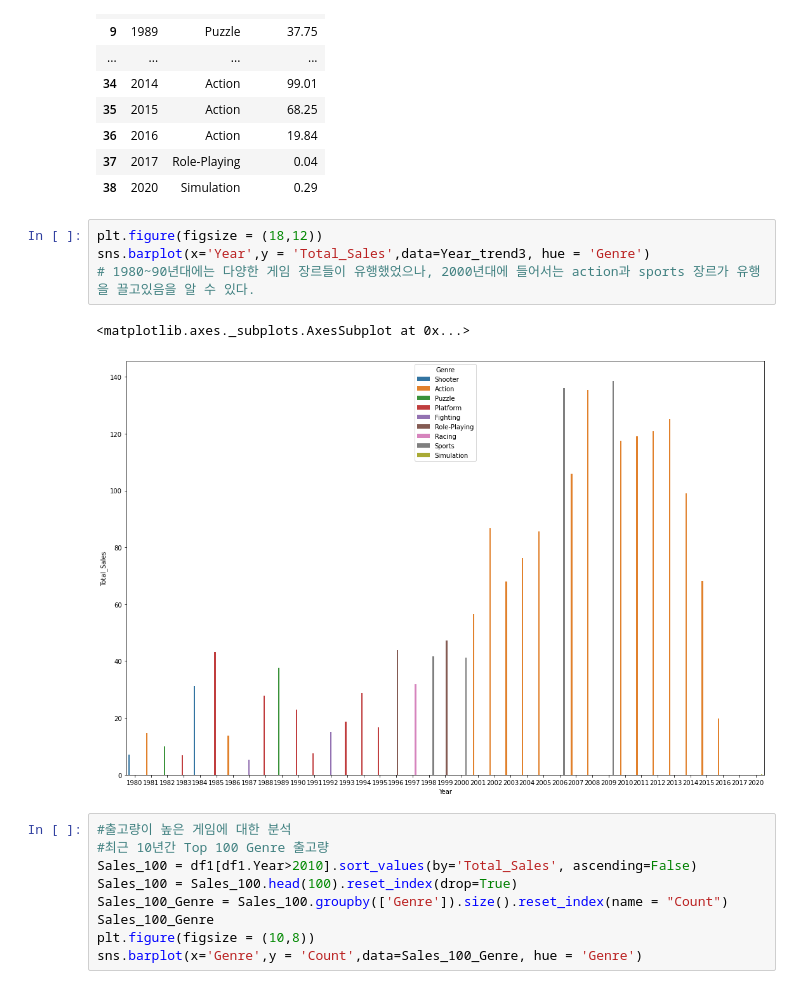
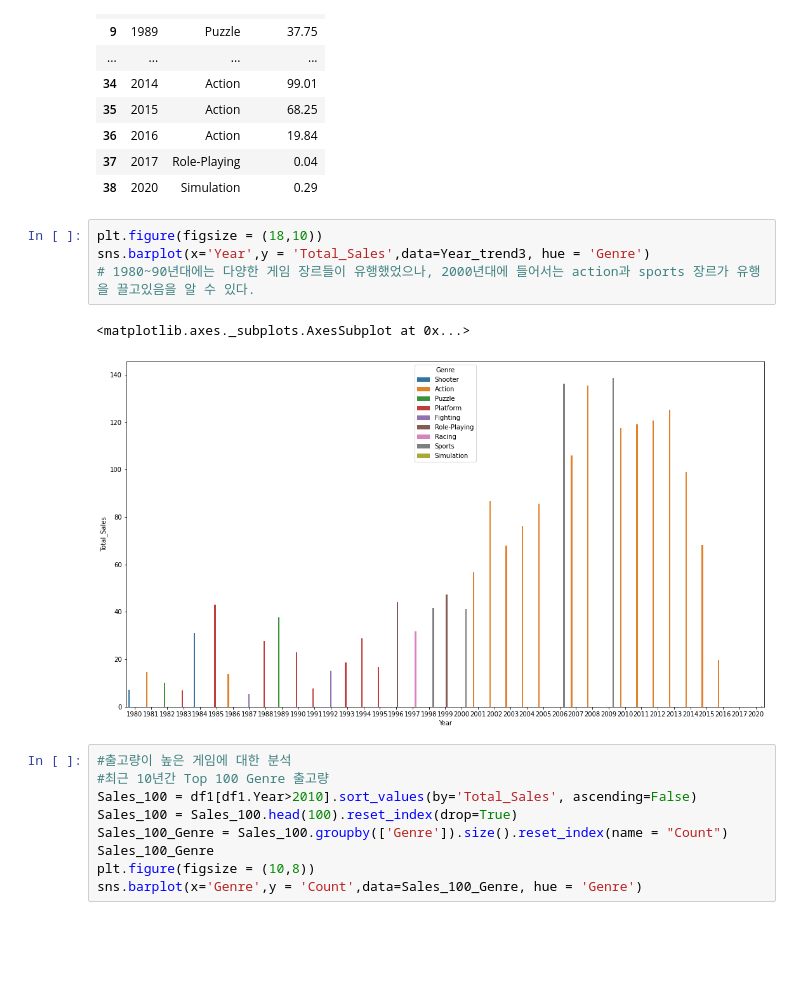
Before and after one commit to lakepicnic/Section_project, a Jupyter notebook: Section1_project.ipynb, the cells around one changed output. Saved outputs shown, nothing was run; the diff lists cells and outputs as text; blank space fills up the shorter version.

```diff
--- a/Section1_project.ipynb
+++ b/Section1_project.ipynb
@@ -180,12 +180,12 @@ Year_trend3
 | 37 | 2017 | Role-Playing | 0.04 |
 | 38 | 2020 | Simulation | 0.29 |
 # %%
-plt.figure(figsize = (18,12))
+plt.figure(figsize = (18,10))
 sns.barplot(x='Year',y = 'Total_Sales',data=Year_trend3, hue = 'Genre')
 # 1980~90년대에는 다양한 게임 장르들이 유행했었으나, 2000년대에 들어서는 action과 sports 장르가 유행을 끌고있음을 알 수 있다.
 # %% [output]
 <matplotlib.axes._subplots.AxesSubplot at 0x...>
-[figure, old version]
+[figure, new version]
 # %%
 #출고량이 높은 게임에 대한 분석
 #최근 10년간 Top 100 Genre 출고량
```
Also changed, not shown: parts of 10 cells of this notebook.
